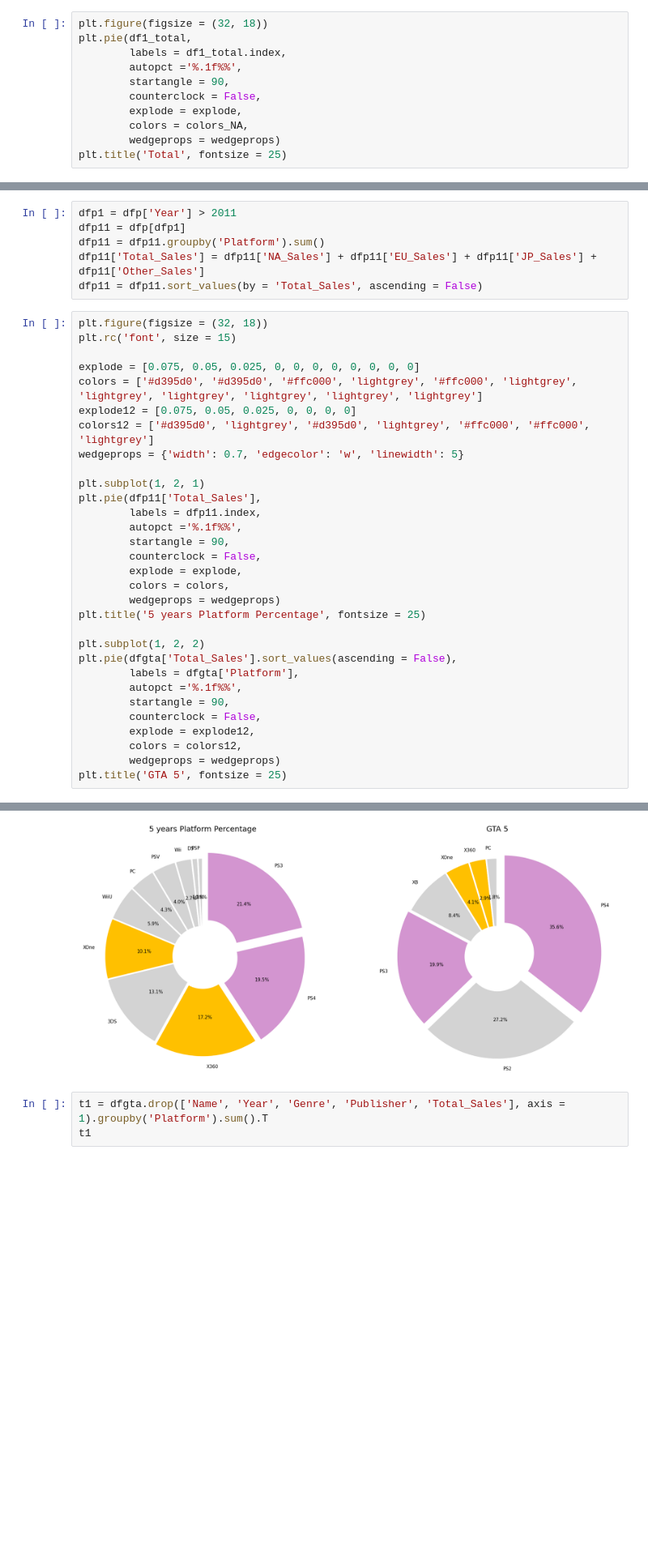
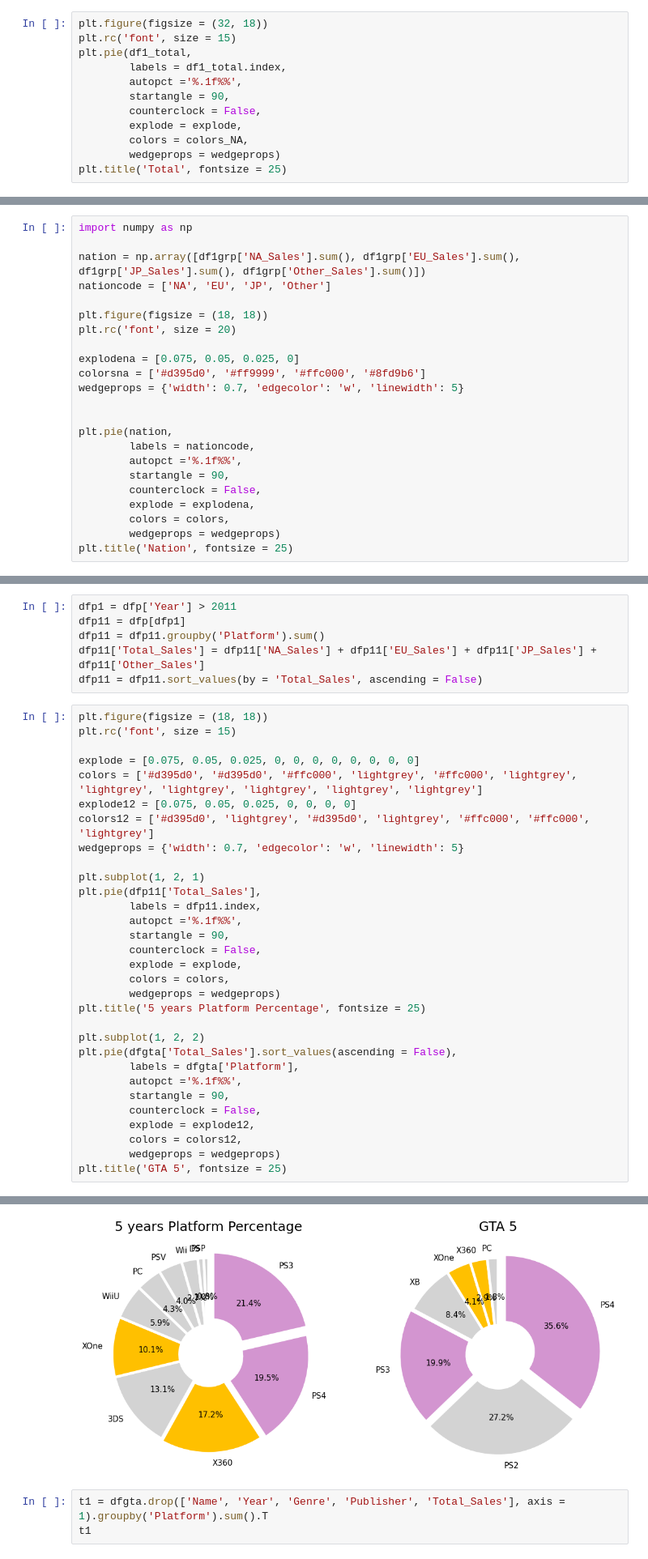
Before and after one commit to kihann/section-project, a Jupyter notebook: AI_07_이기한_Section_1.ipynb, the cells around one changed output, grey strips where cells are left out. Shown at 81% size. Saved outputs shown, nothing was run; the diff lists cells and outputs as text; blank space fills up the shorter version.

```diff
--- a/AI_07_이기한_Section_1.ipynb
+++ b/AI_07_이기한_Section_1.ipynb
@@ -208,5 +208,6 @@ plt.show()
 # %%
 plt.figure(figsize = (32, 18))
+plt.rc('font', size = 15)
 plt.pie(df1_total,
         labels = df1_total.index,
         autopct ='%.1f%%',
@@ -219,3 +220,26 @@ plt.title('Total', fontsize = 25)
 # %% [output]
 Text(0.5, 1.0, 'Total')
 [figure]
+# %%
+import numpy as np
+
+nation = np.array([df1grp['NA_Sales'].sum(), df1grp['EU_Sales'].sum(), df1grp['JP_Sales'].sum(), df1grp['Other_Sales'].sum()])
+nationcode = ['NA', 'EU', 'JP', 'Other']
+
+plt.figure(figsize = (18, 18))
+plt.rc('font', size = 20)
+
+explodena = [0.075, 0.05, 0.025, 0]
+colorsna = ['#d395d0', '#ff9999', '#ffc000', '#8fd9b6']
+wedgeprops = {'width': 0.7, 'edgecolor': 'w', 'linewidth': 5}
+
+
+plt.pie(nation,
+        labels = nationcode,
+        autopct ='%.1f%%',
+        startangle = 90,
+        counterclock = False,
+        explode = explodena,
+        colors = colors,
+        wedgeprops = wedgeprops)
+plt.title('Nation', fontsize = 25)
@@ -543,39 +571,39 @@ dfp11 = dfp11.groupby('Platform').sum()
 dfp11['Total_Sales'] = dfp11['NA_Sales'] + dfp11['EU_Sales'] + dfp11['JP_Sales'] + dfp11['Other_Sales']
 dfp11 = dfp11.sort_values(by = 'Total_Sales', ascending = False)
 # %%
-plt.figure(figsize = (32, 18))
+plt.figure(figsize = (18, 18))
 plt.rc('font', size = 15)
 
 explode = [0.075, 0.05, 0.025, 0, 0, 0, 0, 0, 0, 0, 0]
 colors = ['#d395d0', '#d395d0', '#ffc000', 'lightgrey', '#ffc000', 'lightgrey', 'lightgrey', 'lightgrey', 'lightgrey', 'lightgrey', 'lightgrey']
 explode12 = [0.075, 0.05, 0.025, 0, 0, 0, 0]
 colors12 = ['#d395d0', 'lightgrey', '#d395d0', 'lightgrey', '#ffc000', '#ffc000', 'lightgrey']
 wedgeprops = {'width': 0.7, 'edgecolor': 'w', 'linewidth': 5}
 
 plt.subplot(1, 2, 1)
 plt.pie(dfp11['Total_Sales'],
         labels = dfp11.index,
         autopct ='%.1f%%',
         startangle = 90,
         counterclock = False,
         explode = explode,
         colors = colors,
         wedgeprops = wedgeprops)
 plt.title('5 years Platform Percentage', fontsize = 25)
 
 plt.subplot(1, 2, 2)
 plt.pie(dfgta['Total_Sales'].sort_values(ascending = False),
         labels = dfgta['Platform'],
         autopct ='%.1f%%',
         startangle = 90,
         counterclock = False,
         explode = explode12,
         colors = colors12,
         wedgeprops = wedgeprops)
 plt.title('GTA 5', fontsize = 25)
 # %% [output]
 Text(0.5, 1.0, 'GTA 5')
-[figure, old version]
+[figure, new version]
 # %%
 t1 = dfgta.drop(['Name', 'Year', 'Genre', 'Publisher', 'Total_Sales'], axis = 1).groupby('Platform').sum().T
 t1
```
Also changed, not shown: parts of 7 cells of this notebook.
